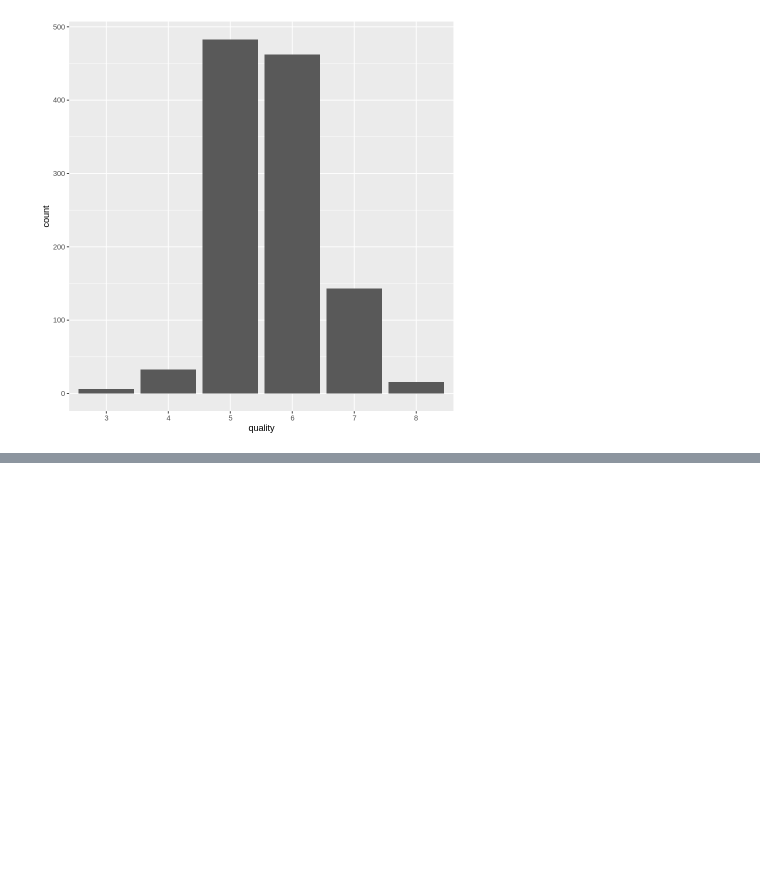
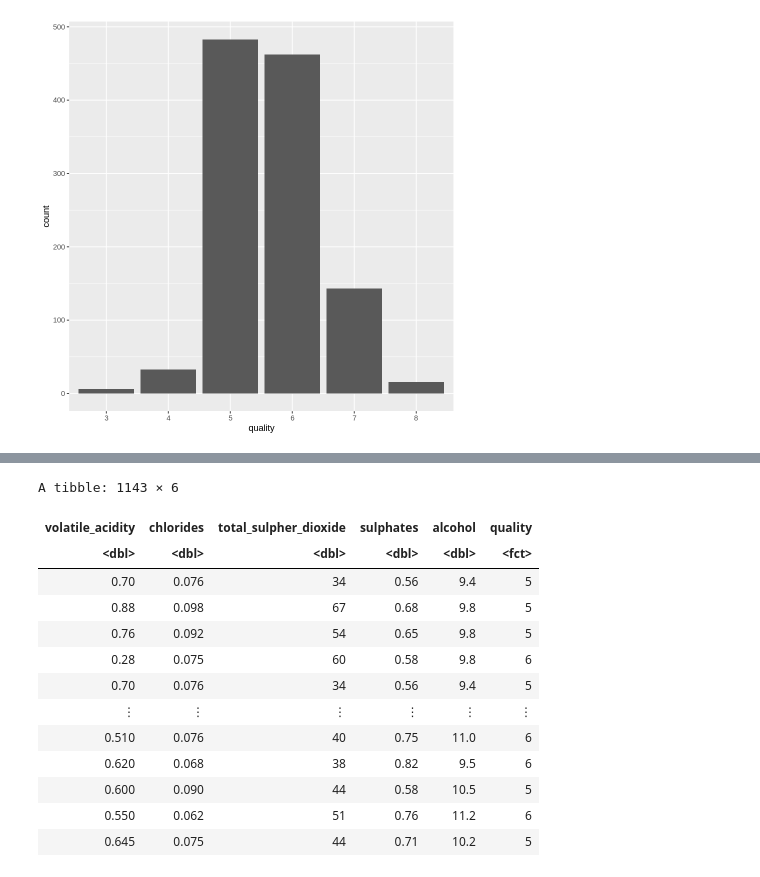
Before and after one commit to Artemismb/DSCI-project-2, a Jupyter notebook: wine.ipynb, the cells around one changed output, grey strips where cells are left out. Cells and saved outputs as stored; diff of their text form; code cells hidden in the pictures; blank space fills up the shorter version.

```diff
--- a/wine.ipynb
+++ b/wine.ipynb
@@ -57,0 +55,20 @@ ERROR: Error in initial_split(wine_data, prop = 0.75, strata = quality): could n
+# %%
+predictors <- select(wine_data, volatile_acidity, chlorides, total_sulpher_dioxide, sulphates, alcohol, quality)
+#group_by(quality)%>%
+#summarize(volatile_acidity,chlorides,total_sulpher_dioxide,sulphates,alcohol)
+predictors
+# %% [output]
+A tibble: 1143 × 6
+| volatile_acidity | chlorides | total_sulpher_dioxide | sulphates | alcohol | quality |
+| <dbl> | <dbl> | <dbl> | <dbl> | <dbl> | <fct> |
+| 0.70 | 0.076 | 34 | 0.56 | 9.4 | 5 |
+| 0.88 | 0.098 | 67 | 0.68 | 9.8 | 5 |
+| 0.76 | 0.092 | 54 | 0.65 | 9.8 | 5 |
+| 0.28 | 0.075 | 60 | 0.58 | 9.8 | 6 |
+| 0.70 | 0.076 | 34 | 0.56 | 9.4 | 5 |
+| ⋮ | ⋮ | ⋮ | ⋮ | ⋮ | ⋮ |
+| 0.510 | 0.076 | 40 | 0.75 | 11.0 | 6 |
+| 0.620 | 0.068 | 38 | 0.82 | 9.5 | 6 |
+| 0.600 | 0.090 | 44 | 0.58 | 10.5 | 5 |
+| 0.550 | 0.062 | 51 | 0.76 | 11.2 | 6 |
+| 0.645 | 0.075 | 44 | 0.71 | 10.2 | 5 |
```
Also changed, not shown: parts of 5 cells of this notebook.
